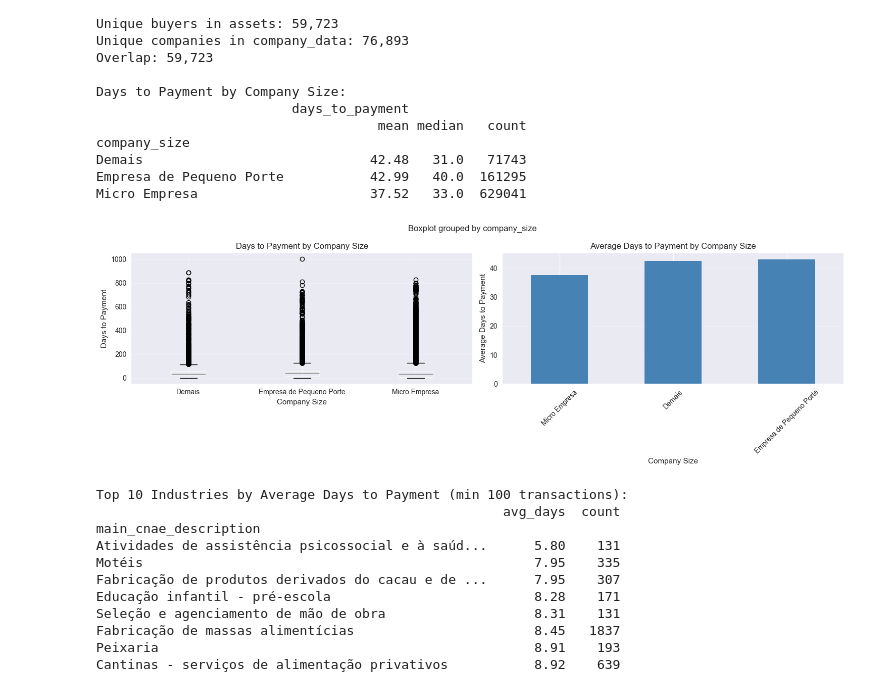
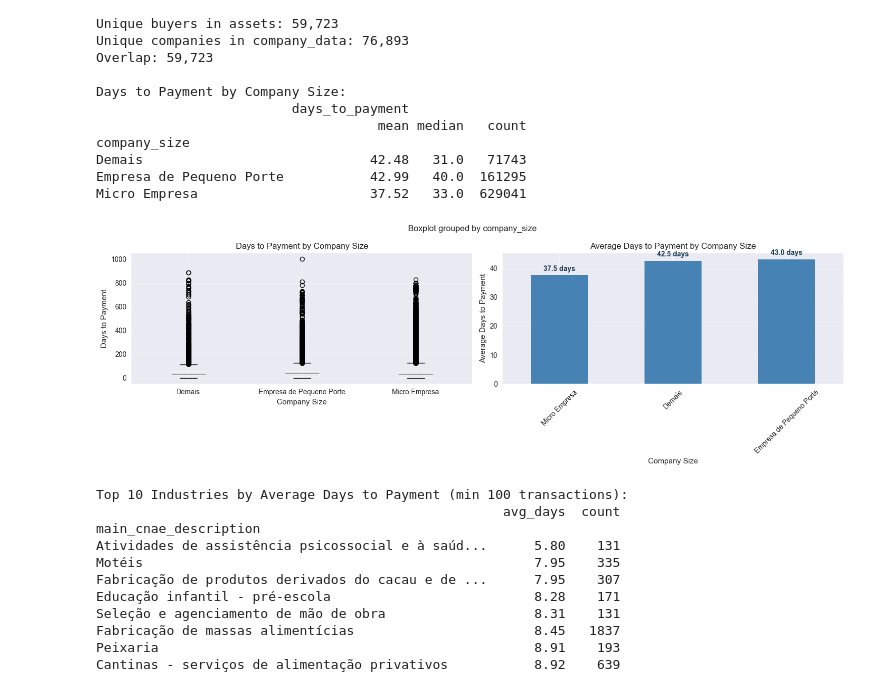
Before and after one commit to ClessonR/credit_payment_receivables, a Jupyter notebook: notebooks/eda_and_prepare.ipynb, the cells around one changed output. Drawn from its saved outputs; the diff is of its cells as text; code cells hidden in the pictures.

```diff
--- a/notebooks/eda.ipynb
+++ b/notebooks/eda_and_prepare.ipynb
@@ -498,30 +483,34 @@ Micro Empresa                      37.52   33.0  629041
 # %%
 # Visualize company size impact
 if df_merged_buyer['company_size'].notna().sum() > 0:
     fig, axes = plt.subplots(1, 2, figsize=(15, 5))
 
     company_size_payment = df_merged_buyer[df_merged_buyer['company_size'].notna()]
 
     # Box plot
     company_size_payment.boxplot(column='days_to_payment', by='company_size', ax=axes[0])
     axes[0].set_title('Days to Payment by Company Size')
     axes[0].set_xlabel('Company Size')
     axes[0].set_ylabel('Days to Payment')
     axes[0].grid(True, alpha=0.3)
 
     # Bar plot of means
     size_means = company_size_payment.groupby('company_size')['days_to_payment'].mean().sort_values()
-    size_means.plot(kind='bar', ax=axes[1], color='steelblue')
+    bars = size_means.plot(kind='bar', ax=axes[1], color='steelblue')
     axes[1].set_title('Average Days to Payment by Company Size')
     axes[1].set_xlabel('Company Size')
     axes[1].set_ylabel('Average Days to Payment')
     axes[1].grid(True, alpha=0.3, axis='y')
     axes[1].tick_params(axis='x', rotation=45)
 
+    # Add elegant value labels on top of bars
+    axes[1].bar_label(axes[1].containers[0], fmt='%.1f days', padding=4,
+                      fontsize=10, fontweight='semibold', color='#1a3a52')
+
     plt.tight_layout()
     plt.show()
 # %% [output]
-[figure, old version]
+[figure, new version]
 # %%
 # Top industries by payment behavior
 if df_merged_buyer['main_cnae_description'].notna().sum() > 0:
```
Also changed, not shown: parts of 2 cells of this notebook.
